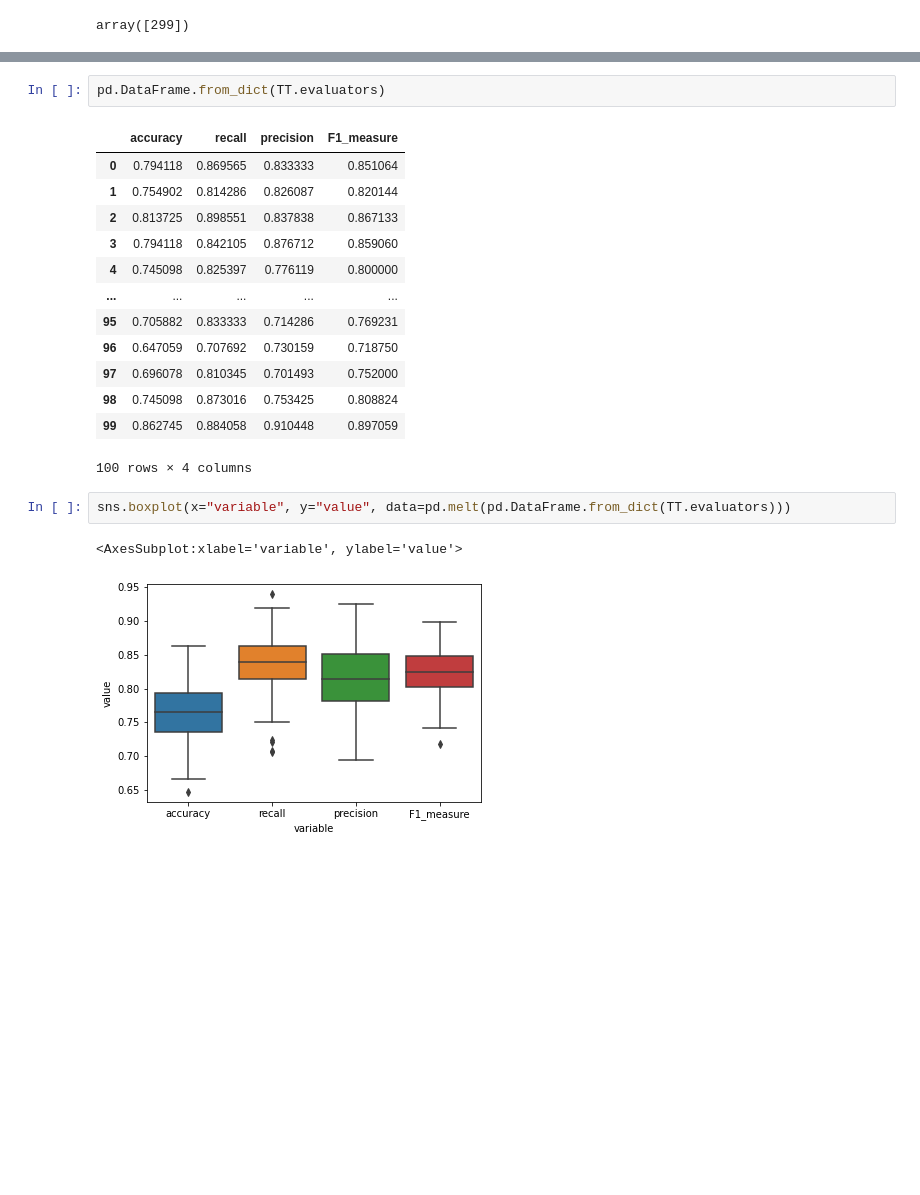
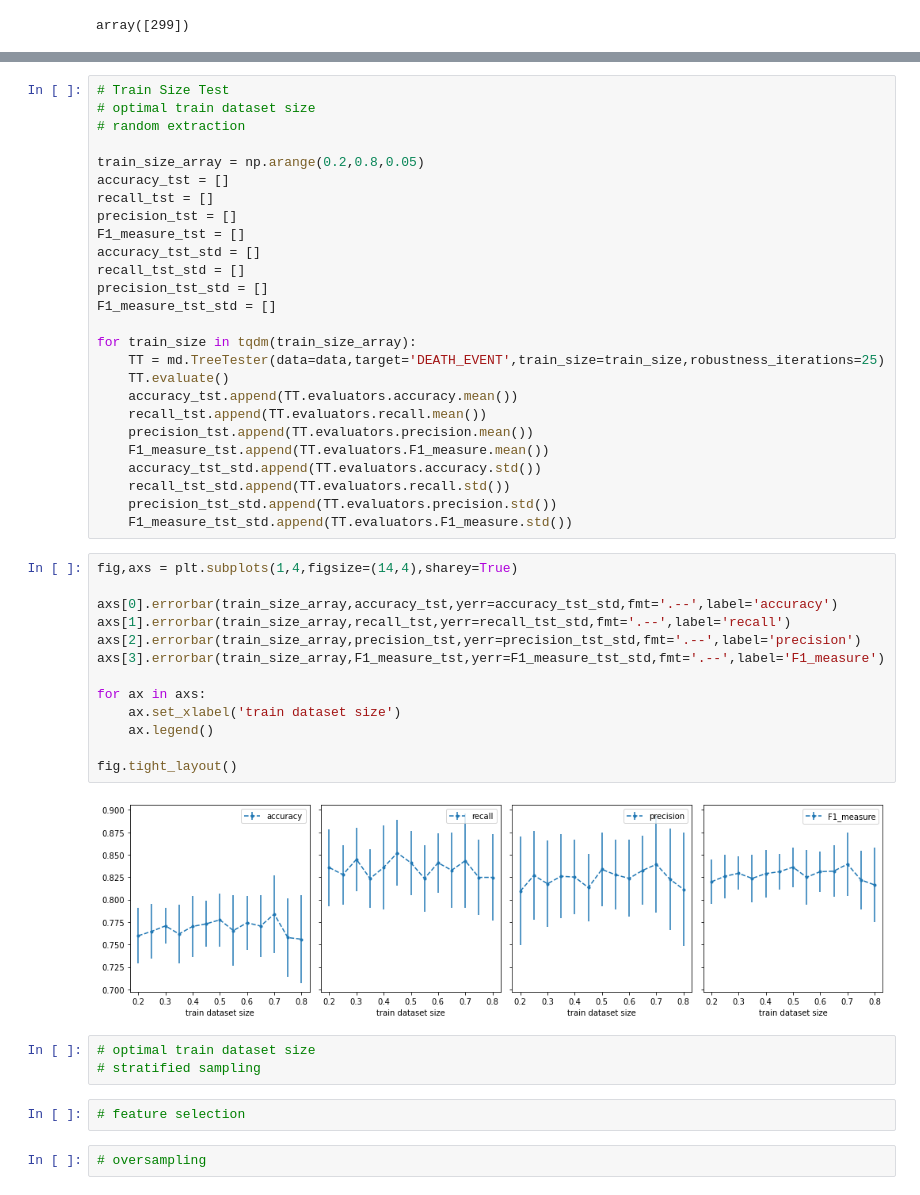
Before and after one commit to demetriomagatti/machine_learning_playground, a Jupyter notebook: heart_failure/predictions.ipynb, the cells around one changed output, grey strips where cells are left out. Drawn from its saved outputs; the diff is of its cells as text; blank space fills up the shorter version.

```diff
--- a/heart_failure/predictions.ipynb
+++ b/heart_failure/predictions.ipynb
@@ -306,21 +47,48 @@ TT.plot_results()
-# %%
-pd.DataFrame.from_dict(TT.evaluators)
-# %% [output]
-|  | accuracy | recall | precision | F1_measure |
-| 0 | 0.794118 | 0.869565 | 0.833333 | 0.851064 |
-| 1 | 0.754902 | 0.814286 | 0.826087 | 0.820144 |
-| 2 | 0.813725 | 0.898551 | 0.837838 | 0.867133 |
-| 3 | 0.794118 | 0.842105 | 0.876712 | 0.859060 |
-| 4 | 0.745098 | 0.825397 | 0.776119 | 0.800000 |
-| ... | ... | ... | ... | ... |
-| 95 | 0.705882 | 0.833333 | 0.714286 | 0.769231 |
-| 96 | 0.647059 | 0.707692 | 0.730159 | 0.718750 |
-| 97 | 0.696078 | 0.810345 | 0.701493 | 0.752000 |
-| 98 | 0.745098 | 0.873016 | 0.753425 | 0.808824 |
-| 99 | 0.862745 | 0.884058 | 0.910448 | 0.897059 |
-100 rows × 4 columns
-# %%
-sns.boxplot(x="variable", y="value", data=pd.melt(pd.DataFrame.from_dict(TT.evaluators)))
-# %% [output]
-<AxesSubplot:xlabel='variable', ylabel='value'>
-[figure, removed]
+# %%
+# Train Size Test
+# optimal train dataset size
+# random extraction
+
+train_size_array = np.arange(0.2,0.8,0.05)
+accuracy_tst = []
+recall_tst = []
+precision_tst = []
+F1_measure_tst = []
+accuracy_tst_std = []
+recall_tst_std = []
+precision_tst_std = []
+F1_measure_tst_std = []
+
+for train_size in tqdm(train_size_array):
+    TT = md.TreeTester(data=data,target='DEATH_EVENT',train_size=train_size,robustness_iterations=25)
+    TT.evaluate()
+    accuracy_tst.append(TT.evaluators.accuracy.mean())
+    recall_tst.append(TT.evaluators.recall.mean())
+    precision_tst.append(TT.evaluators.precision.mean())
+    F1_measure_tst.append(TT.evaluators.F1_measure.mean())
+    accuracy_tst_std.append(TT.evaluators.accuracy.std())
+    recall_tst_std.append(TT.evaluators.recall.std())
+    precision_tst_std.append(TT.evaluators.precision.std())
+    F1_measure_tst_std.append(TT.evaluators.F1_measure.std())
+# %%
+fig,axs = plt.subplots(1,4,figsize=(14,4),sharey=True)
+
+axs[0].errorbar(train_size_array,accuracy_tst,yerr=accuracy_tst_std,fmt='.--',label='accuracy')
+axs[1].errorbar(train_size_array,recall_tst,yerr=recall_tst_std,fmt='.--',label='recall')
+axs[2].errorbar(train_size_array,precision_tst,yerr=precision_tst_std,fmt='.--',label='precision')
+axs[3].errorbar(train_size_array,F1_measure_tst,yerr=F1_measure_tst_std,fmt='.--',label='F1_measure')
+
+for ax in axs:
+    ax.set_xlabel('train dataset size')
+    ax.legend()
+
+fig.tight_layout()
+# %% [output]
+[figure, added]
+# %%
+# optimal train dataset size
+# stratified sampling
+# %%
+# feature selection
+# %%
+# oversampling
```
Also changed, not shown: parts of 23 cells of this notebook, 1 other file.
